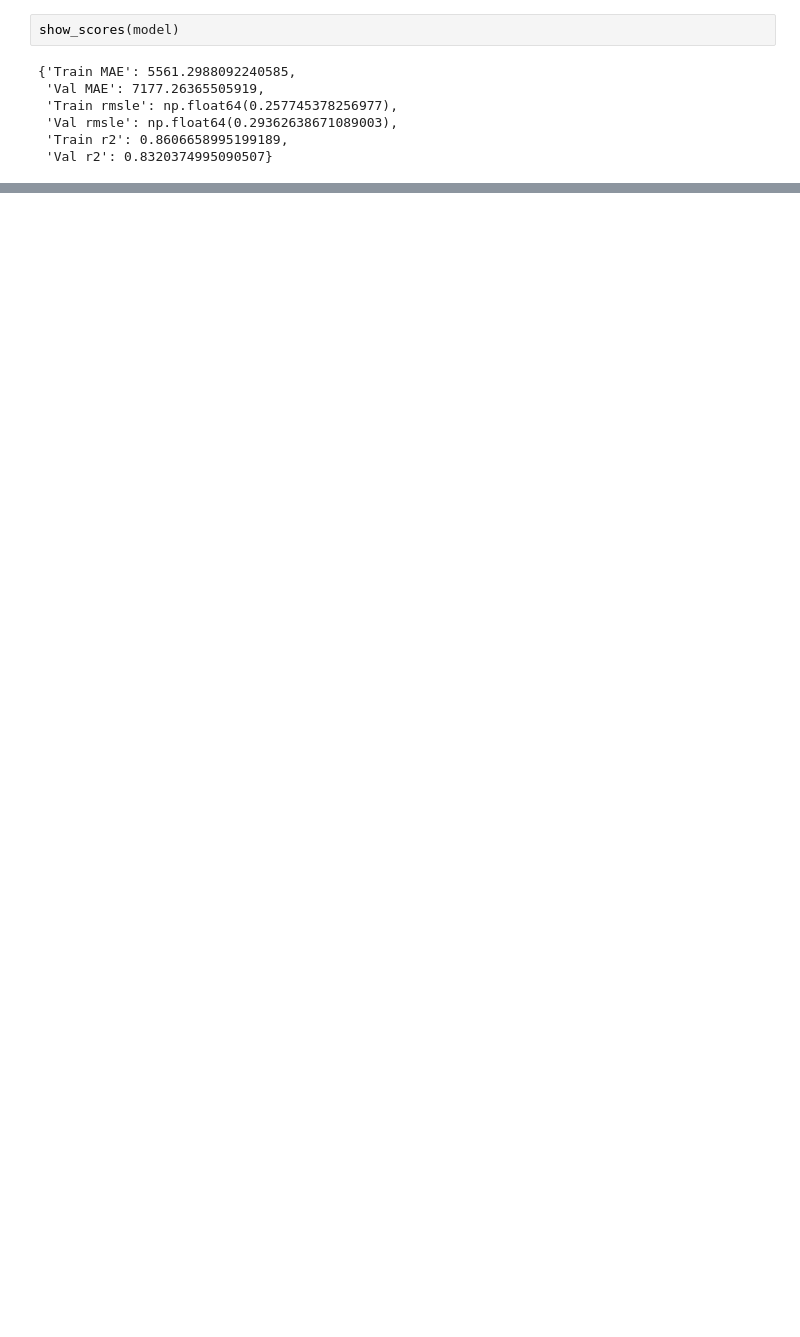
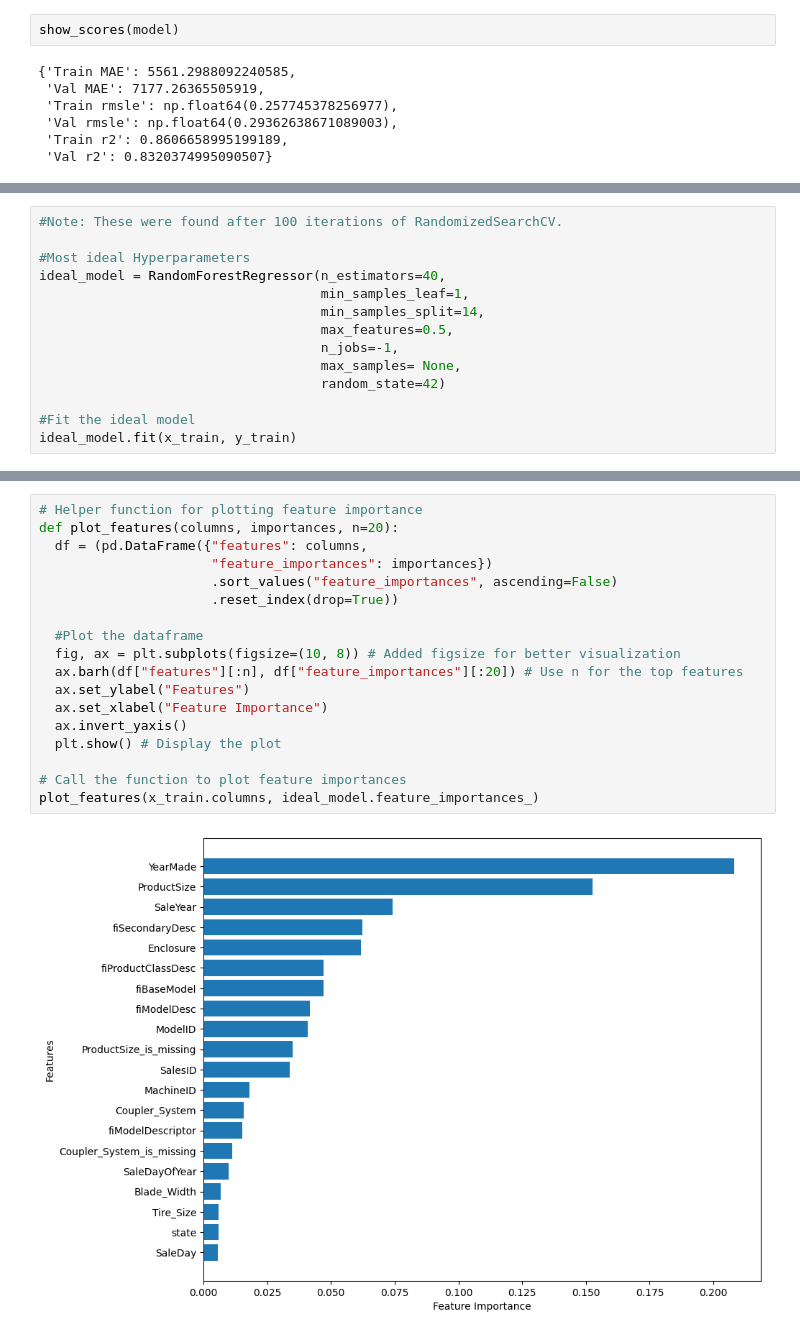
Before and after one commit to singhshahrahul/AI-ML, a Jupyter notebook: Bulldozer_PP.ipynb, the cells around one changed output, grey strips where cells are left out. Saved outputs shown, nothing was run; the diff lists cells and outputs as text; blank space fills up the shorter version.

```diff
--- a/Bulldozer_PP.ipynb
+++ b/Bulldozer_PP.ipynb
@@ -629,0 +678,14 @@ show_scores(model)
+# %%
+#Note: These were found after 100 iterations of RandomizedSearchCV.
+
+#Most ideal Hyperparameters
+ideal_model = RandomForestRegressor(n_estimators=40,
+                                    min_samples_leaf=1,
+                                    min_samples_split=14,
+                                    max_features=0.5,
+                                    n_jobs=-1,
+                                    max_samples= None,
+                                    random_state=42)
+
+#Fit the ideal model
+ideal_model.fit(x_train, y_train)
@@ -629,0 +858,20 @@ show_scores(model)
+# %%
+# Helper function for plotting feature importance
+def plot_features(columns, importances, n=20):
+  df = (pd.DataFrame({"features": columns,
+                      "feature_importances": importances})
+                      .sort_values("feature_importances", ascending=False)
+                      .reset_index(drop=True))
+
+  #Plot the dataframe
+  fig, ax = plt.subplots(figsize=(10, 8)) # Added figsize for better visualization
+  ax.barh(df["features"][:n], df["feature_importances"][:20]) # Use n for the top features
+  ax.set_ylabel("Features")
+  ax.set_xlabel("Feature Importance")
+  ax.invert_yaxis()
+  plt.show() # Display the plot
+
+# Call the function to plot feature importances
+plot_features(x_train.columns, ideal_model.feature_importances_)
+# %% [output]
+[figure, added]
```
Also changed, not shown: parts of 28 cells of this notebook.
